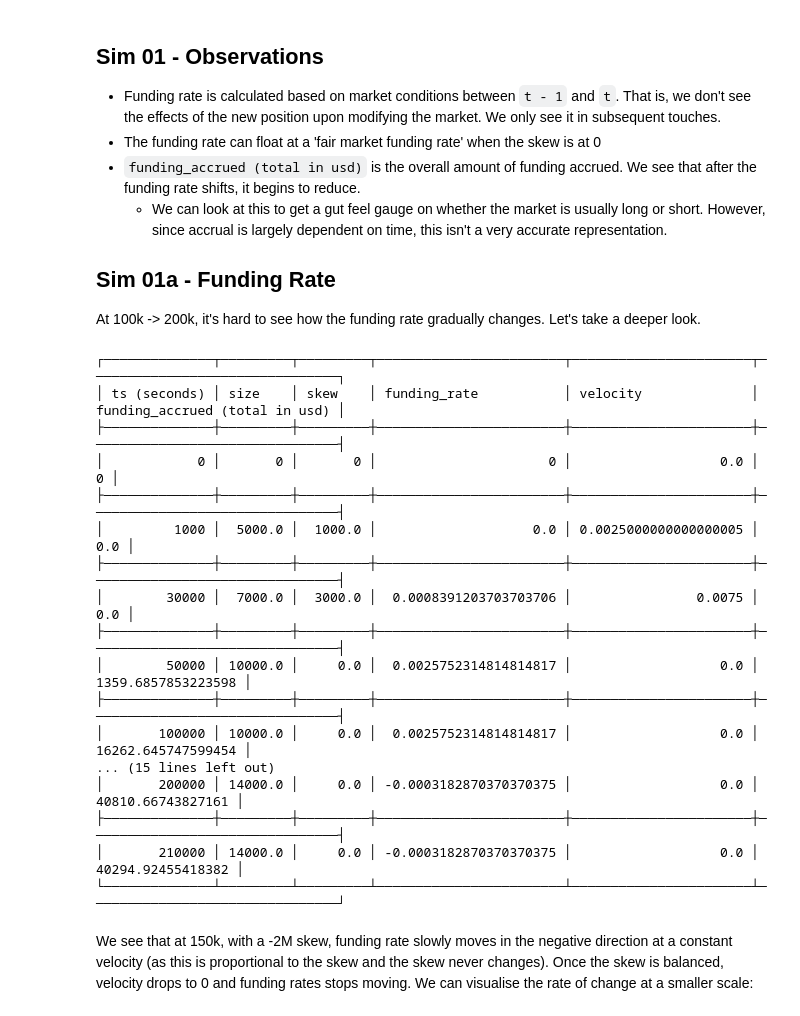
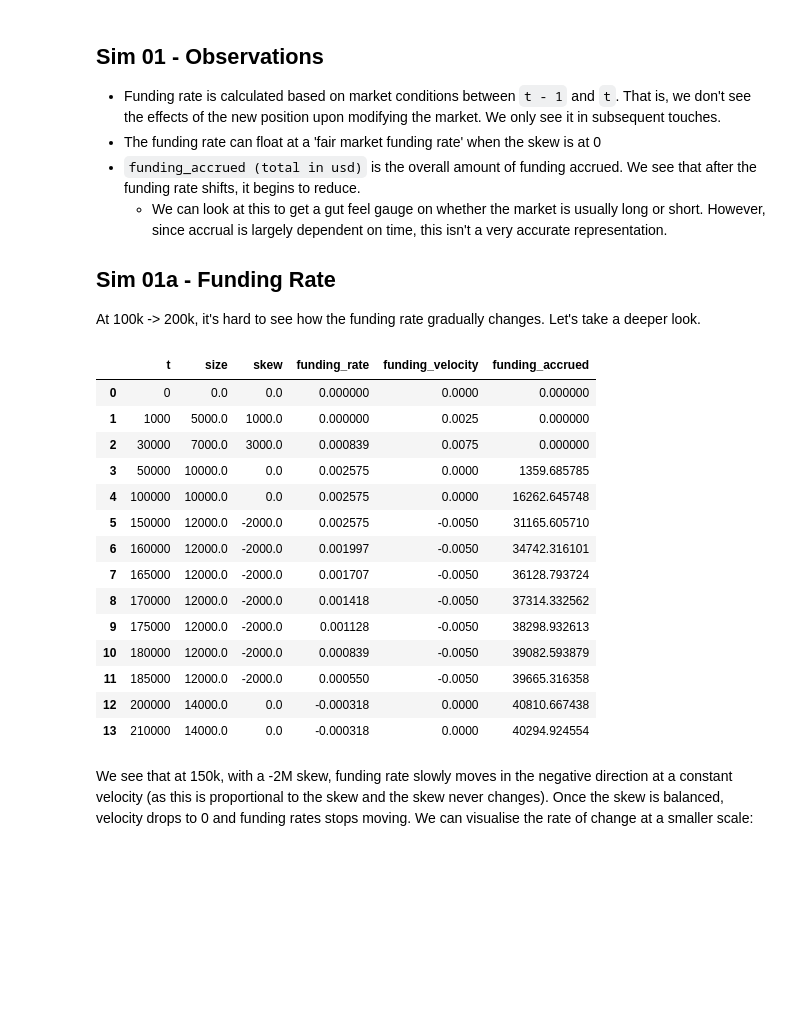
Before and after one commit to davidvuong/perpsv2-funding, a Jupyter notebook: main.ipynb, the cells around one changed output. Drawn from its saved outputs; the diff is of its cells as text; code cells hidden in the pictures; blank space fills up the shorter version.

Commit message:
refactor: Use pandas for tables

```diff
--- a/main.ipynb
+++ b/main.ipynb
@@ -206,55 +221,57 @@ def simulation_01a(step=5000):
         {'t': 1000, 'size_usd': 1_000_000},
         {'t': 30_000, 'size_usd': 2_000_000},
         {'t': 50_000, 'size_usd': -3_000_000},
         {'t': 100_000, 'size_usd': None},
         {'t': 150_000, 'size_usd': -2_000_000},
     ]
-    for i in range(160_000, 190_000, step):
-        intervals.append({
-            't': i, 'size_usd': None
-        })
+    intervals += [{'t': t, 'size_usd': None} for t in range(160_000, 190_000, step)]
     intervals += [
         {'t': 200_000, 'size_usd': 2_000_000},
         {'t': 210_000, 'size_usd': None},
     ]
 
     # Initial market conditions. We start with a perfectly balanced skew with 2M in both directions.
     market = Market(
         positions=[],
         last_modified_at=0,
         price=price,
         skew_scale_usd=FUNDING_VELOCITY_SCALE,
         max_funding_pct=MAX_FUNDING_VELOCITY,
     )
 
     market.modify_position(0, -2_000_000)
     market.modify_position(0, 2_000_000)
 
     events = [
-        [0, 0, 0, 0, market.funding_rate_velocity(), 0]
+        {
+            't': 0,
+            'size': 0,
+            'skew': 0,
+            'funding_rate': 0,
+            'funding_velocity': market.funding_rate_velocity(),
+            'funding_accrued': 0,
+        }
     ]
     return sim(market, intervals, events)
 
 sim_01a_res = simulation_01a()
 ppint_sim_events(sim_01a_res)
 # %% [output]
-┌──────────────┬─────────┬─────────┬────────────────────────┬───────────────────────┬────────────────────────────────┐
-│ ts (seconds) │ size    │ skew    │ funding_rate           │ velocity              │ funding_accrued (total in usd) │
-├──────────────┼─────────┼─────────┼────────────────────────┼───────────────────────┼────────────────────────────────┤
-│            0 │       0 │       0 │                      0 │                   0.0 │                              0 │
-├──────────────┼─────────┼─────────┼────────────────────────┼───────────────────────┼────────────────────────────────┤
-│         1000 │  5000.0 │  1000.0 │                    0.0 │ 0.0025000000000000005 │                            0.0 │
-├──────────────┼─────────┼─────────┼────────────────────────┼───────────────────────┼────────────────────────────────┤
-│        30000 │  7000.0 │  3000.0 │  0.0008391203703703706 │                0.0075 │                            0.0 │
-├──────────────┼─────────┼─────────┼────────────────────────┼───────────────────────┼────────────────────────────────┤
-│        50000 │ 10000.0 │     0.0 │  0.0025752314814814817 │                   0.0 │             1359.6857853223598 │
-├──────────────┼─────────┼─────────┼────────────────────────┼───────────────────────┼────────────────────────────────┤
-│       100000 │ 10000.0 │     0.0 │  0.0025752314814814817 │                   0.0 │             16262.645747599454 │
-... (15 lines left out)
-│       200000 │ 14000.0 │     0.0 │ -0.0003182870370370375 │                   0.0 │              40810.66743827161 │
-├──────────────┼─────────┼─────────┼────────────────────────┼───────────────────────┼────────────────────────────────┤
-│       210000 │ 14000.0 │     0.0 │ -0.0003182870370370375 │                   0.0 │              40294.92455418382 │
-└──────────────┴─────────┴─────────┴────────────────────────┴───────────────────────┴────────────────────────────────┘
+|  | t | size | skew | funding_rate | funding_velocity | funding_accrued |
+| 0 | 0 | 0.0 | 0.0 | 0.000000 | 0.0000 | 0.000000 |
+| 1 | 1000 | 5000.0 | 1000.0 | 0.000000 | 0.0025 | 0.000000 |
+| 2 | 30000 | 7000.0 | 3000.0 | 0.000839 | 0.0075 | 0.000000 |
+| 3 | 50000 | 10000.0 | 0.0 | 0.002575 | 0.0000 | 1359.685785 |
+| 4 | 100000 | 10000.0 | 0.0 | 0.002575 | 0.0000 | 16262.645748 |
+| 5 | 150000 | 12000.0 | -2000.0 | 0.002575 | -0.0050 | 31165.605710 |
+| 6 | 160000 | 12000.0 | -2000.0 | 0.001997 | -0.0050 | 34742.316101 |
+| 7 | 165000 | 12000.0 | -2000.0 | 0.001707 | -0.0050 | 36128.793724 |
+| 8 | 170000 | 12000.0 | -2000.0 | 0.001418 | -0.0050 | 37314.332562 |
+| 9 | 175000 | 12000.0 | -2000.0 | 0.001128 | -0.0050 | 38298.932613 |
+| 10 | 180000 | 12000.0 | -2000.0 | 0.000839 | -0.0050 | 39082.593879 |
+| 11 | 185000 | 12000.0 | -2000.0 | 0.000550 | -0.0050 | 39665.316358 |
+| 12 | 200000 | 14000.0 | 0.0 | -0.000318 | 0.0000 | 40810.667438 |
+| 13 | 210000 | 14000.0 | 0.0 | -0.000318 | 0.0000 | 40294.924554 |
 # %% [markdown]
 We see that at 150k, with a -2M skew, funding rate slowly moves in the negative direction at a constant velocity (as this is proportional to the skew and the skew never changes). Once the skew is balanced, velocity drops to 0 and funding rates stops moving. We can visualise the rate of change at a smaller scale:
 # %%
```
Also changed, not shown: parts of 4 cells of this notebook.
